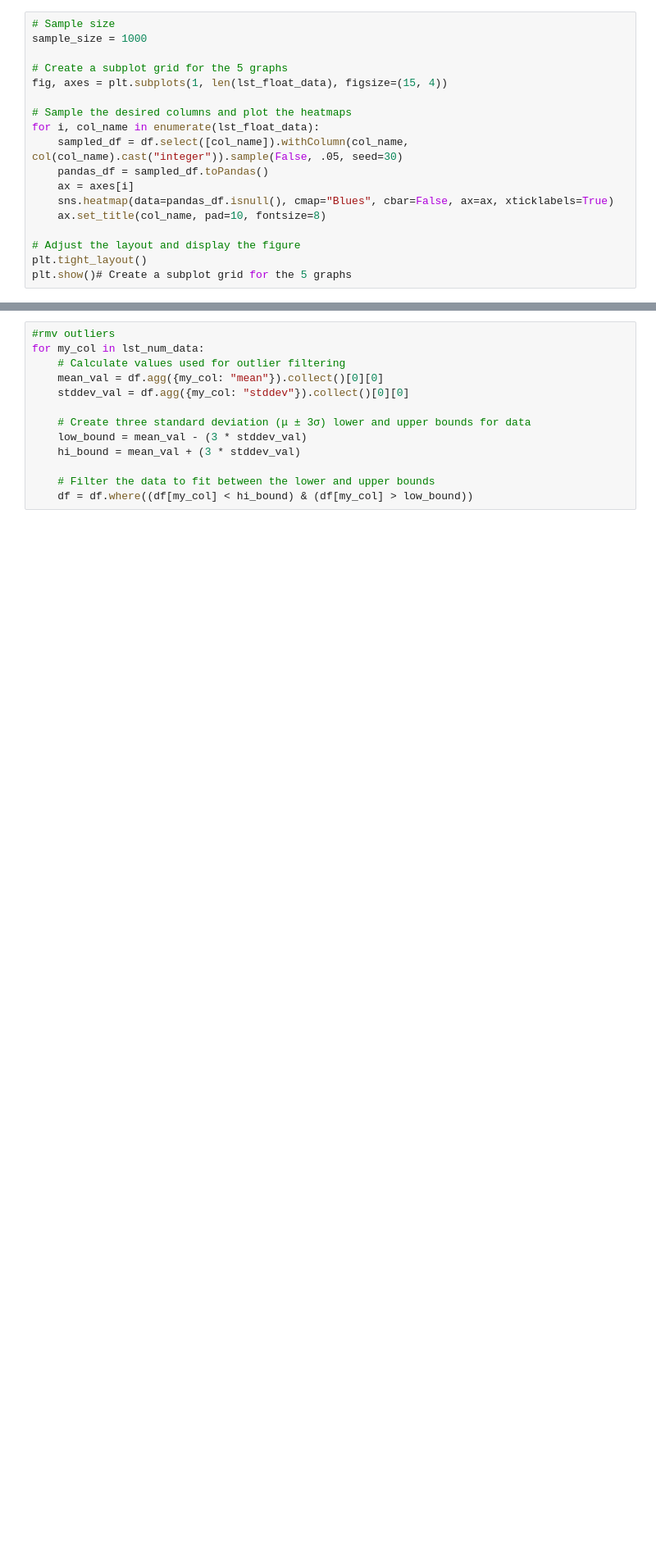
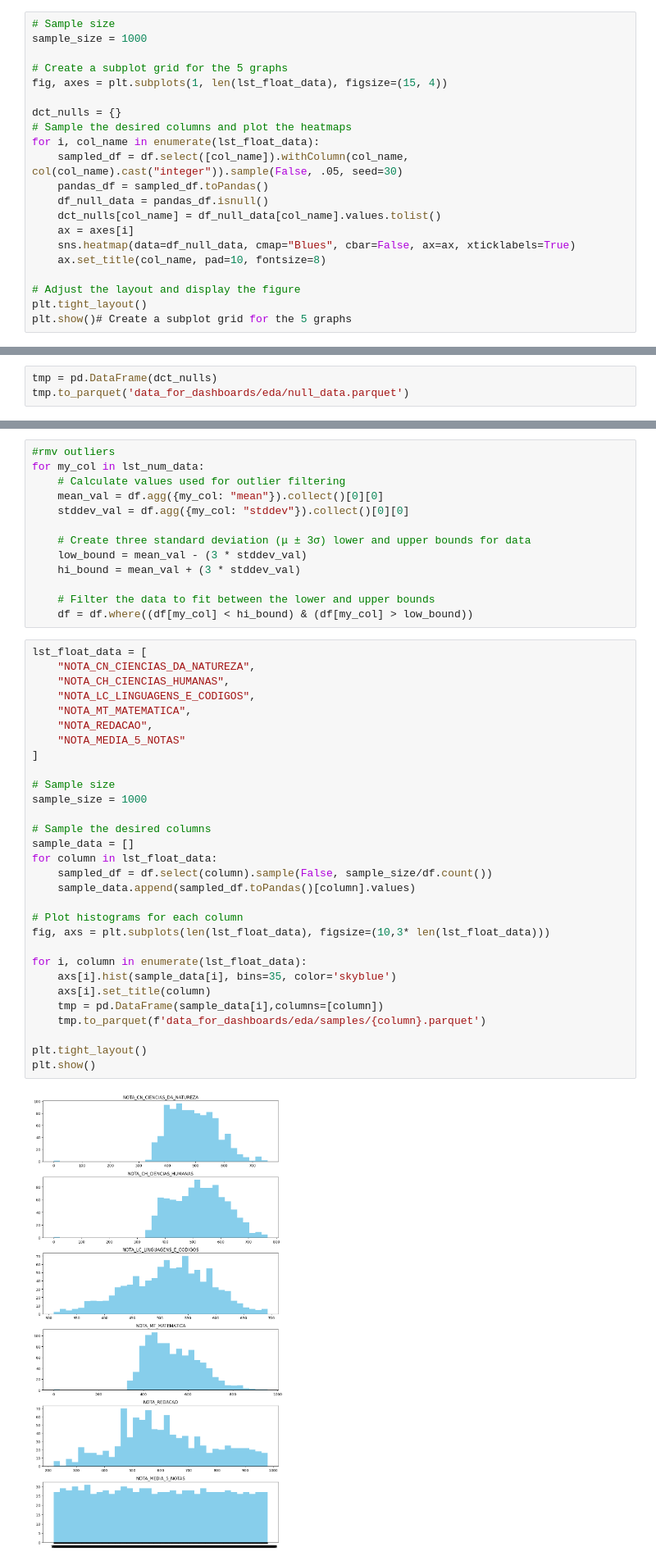
Before and after one commit to s33ding/ENEM_PySpark_ML, a Jupyter notebook: cleaning_and_exploring.ipynb, the cells around one changed output, grey strips where cells are left out. Shown: that part at 82% size. Cells and saved outputs as stored; diff of their text form; blank space fills up the shorter version.

```diff
--- a/cleaning_and_exploring.ipynb
+++ b/cleaning_and_exploring.ipynb
@@ -90,12 +96,15 @@ sample_size = 1000
 # Create a subplot grid for the 5 graphs
 fig, axes = plt.subplots(1, len(lst_float_data), figsize=(15, 4))
 
+dct_nulls = {}
 # Sample the desired columns and plot the heatmaps
 for i, col_name in enumerate(lst_float_data):
     sampled_df = df.select([col_name]).withColumn(col_name, col(col_name).cast("integer")).sample(False, .05, seed=30)
     pandas_df = sampled_df.toPandas()
+    df_null_data = pandas_df.isnull()
+    dct_nulls[col_name] = df_null_data[col_name].values.tolist()
     ax = axes[i]
-    sns.heatmap(data=pandas_df.isnull(), cmap="Blues", cbar=False, ax=ax, xticklabels=True)
+    sns.heatmap(data=df_null_data, cmap="Blues", cbar=False, ax=ax, xticklabels=True)
     ax.set_title(col_name, pad=10, fontsize=8)
 
 # Adjust the layout and display the figure
@@ -103,6 +112,9 @@ plt.tight_layout()
 plt.show()# Create a subplot grid for the 5 graphs
 # %% [output]
 [figure]
+# %%
+tmp = pd.DataFrame(dct_nulls)
+tmp.to_parquet('data_for_dashboards/eda/null_data.parquet')
 # %%
 sum_grades_0 = df.filter((col("NOTA_MEDIA_5_NOTAS") != 0)).count()
 sum_grades_nulls = df.filter((col("NOTA_MEDIA_5_NOTAS").isNull())).count()
@@ -217,3 +175,35 @@ for my_col in lst_num_data:
 
     # Filter the data to fit between the lower and upper bounds
     df = df.where((df[my_col] < hi_bound) & (df[my_col] > low_bound))
+# %%
+lst_float_data = [
+    "NOTA_CN_CIENCIAS_DA_NATUREZA",
+    "NOTA_CH_CIENCIAS_HUMANAS",
+    "NOTA_LC_LINGUAGENS_E_CODIGOS",
+    "NOTA_MT_MATEMATICA",
+    "NOTA_REDACAO",
+    "NOTA_MEDIA_5_NOTAS"
+]
+
+# Sample size
+sample_size = 1000
+
+# Sample the desired columns
+sample_data = []
+for column in lst_float_data:
+    sampled_df = df.select(column).sample(False, sample_size/df.count())
+    sample_data.append(sampled_df.toPandas()[column].values)
+
+# Plot histograms for each column
+fig, axs = plt.subplots(len(lst_float_data), figsize=(10,3* len(lst_float_data)))
+
+for i, column in enumerate(lst_float_data):
+    axs[i].hist(sample_data[i], bins=35, color='skyblue')
+    axs[i].set_title(column)
+    tmp = pd.DataFrame(sample_data[i],columns=[column])
+    tmp.to_parquet(f'data_for_dashboards/eda/samples/{column}.parquet')
+
+plt.tight_layout()
+plt.show()
+# %% [output]
+[figure, added]
```
Also changed, not shown: parts of 8 cells of this notebook, 12 other files.
